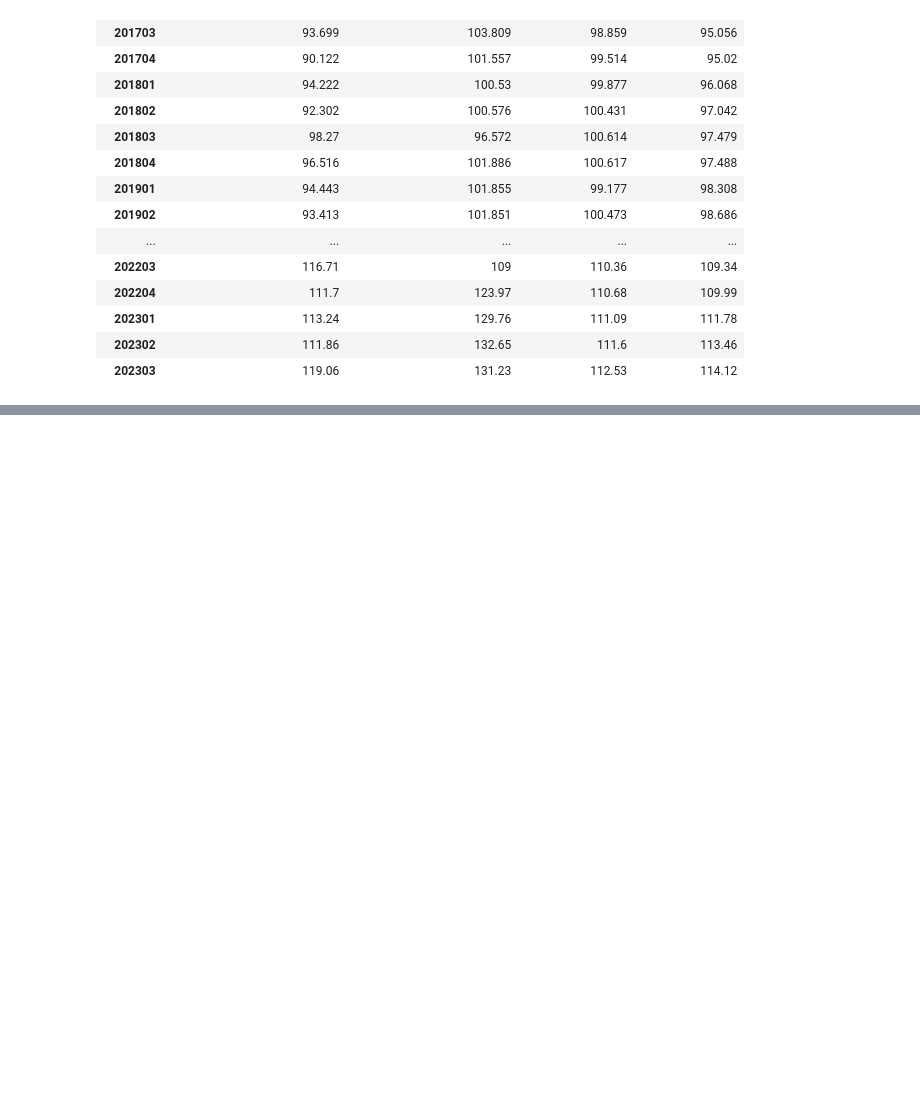
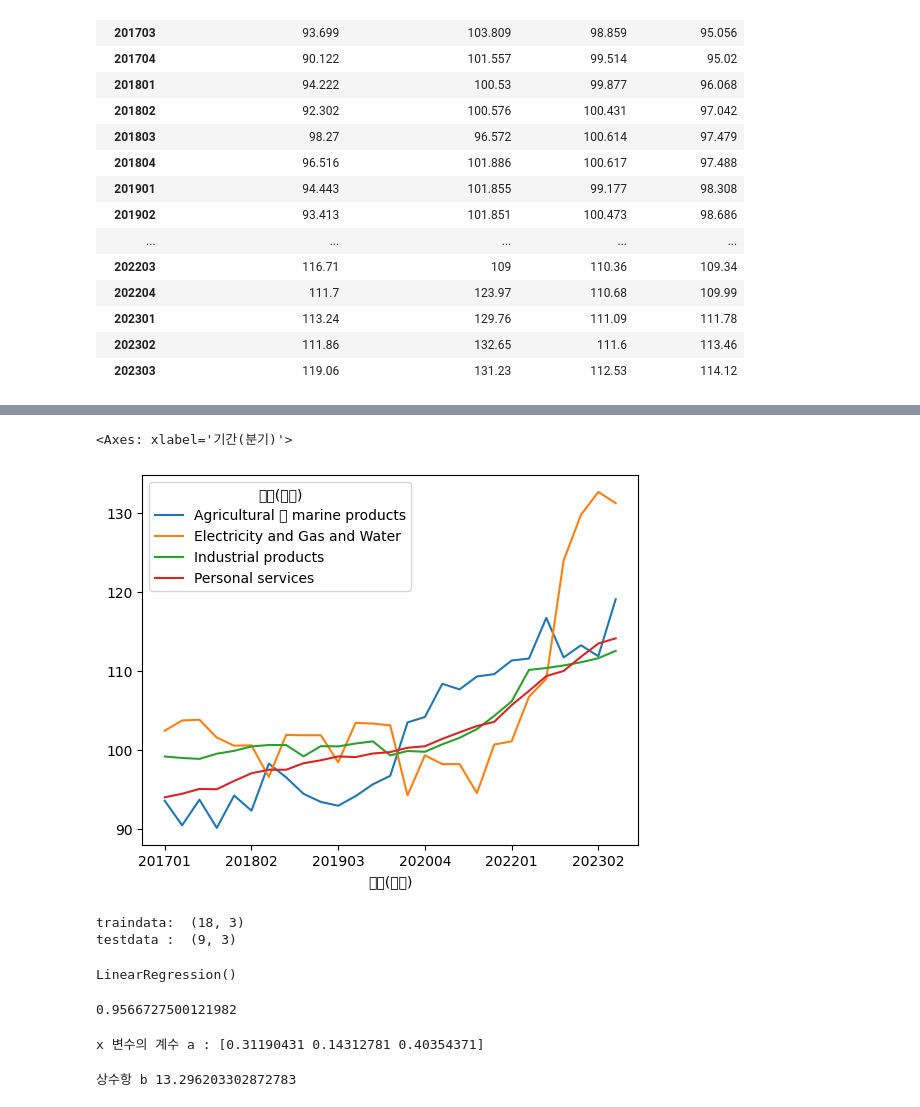
Before and after one commit to yoonseongan/statstat, a Jupyter notebook: openproject.ipynb, the cells around one changed output, grey strips where cells are left out. Saved outputs shown, nothing was run; the diff lists cells and outputs as text; code cells hidden in the pictures; blank space fills up the shorter version.

```diff
--- a/openproject.ipynb
+++ b/openproject.ipynb
@@ -197,0 +227,4 @@ ndf
+# %%
+columns_to_convert = ['Agricultural ＆ marine products', 'Electricity and Gas and Water', 'Industrial products', 'Personal services']
+# %%
+ndf[columns_to_convert] = ndf[columns_to_convert].apply(pd.to_numeric, errors='coerce')
@@ -197,0 +268,5 @@ ndf
+# %%
+ndf.plot()
+# %% [output]
+<Axes: xlabel='기간(분기)'>
+[figure, added]
@@ -197,0 +283,6 @@ ndf
+# %%
+print('traindata: ',x_train.shape)
+print('testdata : ',x_test.shape)
+# %% [output]
+traindata:  (18, 3)
+testdata :  (9, 3)
@@ -197,0 +293,17 @@ ndf
+# %%
+lr.fit(x_train, y_train)
+# %% [output]
+LinearRegression()
+# %%
+r_square = lr.score(x_test,y_test)
+print(r_square)
+# %% [output]
+0.9566727500121982
+# %%
+print('x 변수의 계수 a :', lr.coef_)
+# %% [output]
+x 변수의 계수 a : [0.31190431 0.14312781 0.40354371]
+# %%
+print('상수항 b', lr.intercept_)
+# %% [output]
+상수항 b 13.296203302872783
```
Also changed, not shown: parts of 27 cells of this notebook.
